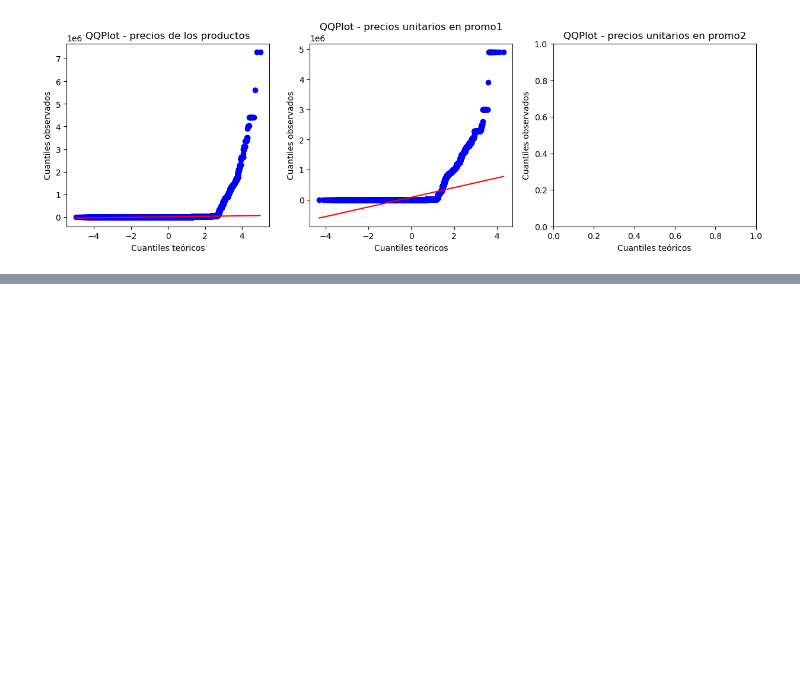
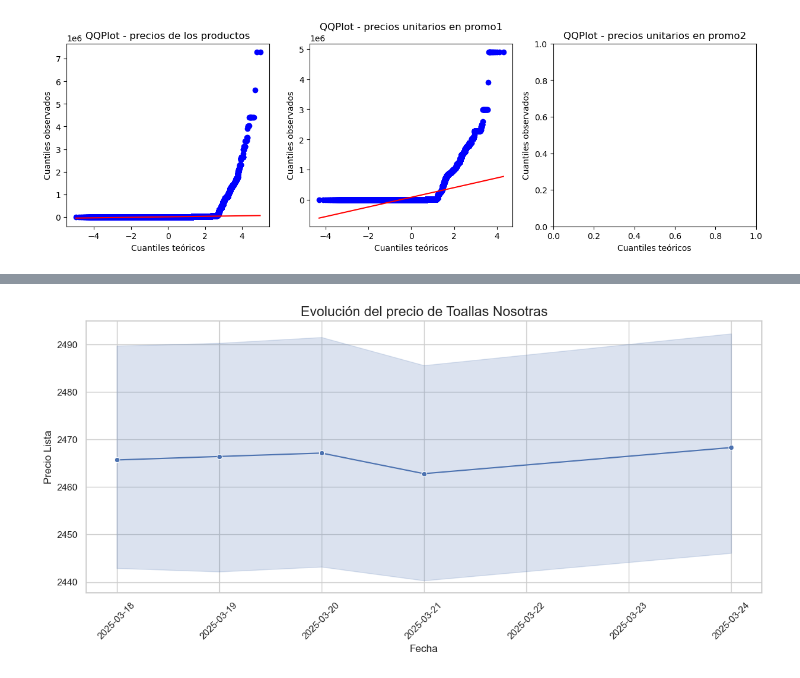
Before and after one commit to MMarck/AdD_proyecto, a Jupyter notebook: proyecto.ipynb, the cells around one changed output, grey strips where cells are left out. Saved outputs shown, nothing was run; the diff lists cells and outputs as text; code cells hidden in the pictures; blank space fills up the shorter version.

Commit message:
agrega analisis cambios de precios de productos

```diff
--- a/proyecto.ipynb
+++ b/proyecto.ipynb
@@ -125,0 +134,15 @@ plt.show()
+# %%
+viernes_path = 'datos/Sepa_semana_3/sepa_viernes/sepa_2_comercio-sepa-10_2025-03-21_01-05-08/productos.csv'
+viernes_df = pd.read_csv(viernes_path, sep='|')
+
+jueves_path = 'datos/Sepa_semana_3/sepa_jueves/sepa_2_comercio-sepa-10_2025-03-20_01-05-07/productos.csv'
+jueves_df = pd.read_csv(jueves_path, sep='|')
+
+miercoles_path = 'datos/Sepa_semana_3/sepa_miercoles/sepa_2_comercio-sepa-10_2025-03-19_01-05-08/productos.csv'
+miercoles_df = pd.read_csv(miercoles_path, sep='|')
+
+martes_path = 'datos/Sepa_semana_3/sepa_martes/sepa_2_comercio-sepa-10_2025-03-18_01-06-06/productos.csv'
+martes_df = pd.read_csv(martes_path, sep='|')
+
+lunes_path = 'datos/Sepa_semana_3/sepa_lunes/2025-03-24/sepa_1_comercio-sepa-10_2025-03-24_09-05-11/productos.csv'
+lunes_df = pd.read_csv(lunes_path, sep='|')
@@ -125,0 +161,3 @@ plt.show()
+# %%
+semana3_df = pd.concat([lunes_df, martes_df, miercoles_df, jueves_df, viernes_df], ignore_index=True)
+semana3_df.iloc[0]
@@ -125,0 +185,15 @@ plt.show()
+# %%
+sns.set(style="whitegrid")
+plt.figure(figsize=(12, 6))
+
+precios_toallas_nosotras = semana3_df[semana3_df['id_producto'] == 7790770601899.0].loc[:, ['id_sucursal','productos_descripcion', 'fecha', 'productos_precio_lista']]
+sns.lineplot(data=precios_toallas_nosotras, x='fecha', y='productos_precio_lista', marker='o')
+
+plt.title('Evolución del precio de Toallas Nosotras', fontsize=16)
+plt.xlabel('Fecha', fontsize=12)
+plt.ylabel('Precio Lista', fontsize=12)
+plt.xticks(rotation=45)
+plt.tight_layout()
+plt.show()
+# %% [output]
+[figure, added]
```
Also changed, not shown: parts of 11 cells of this notebook.
